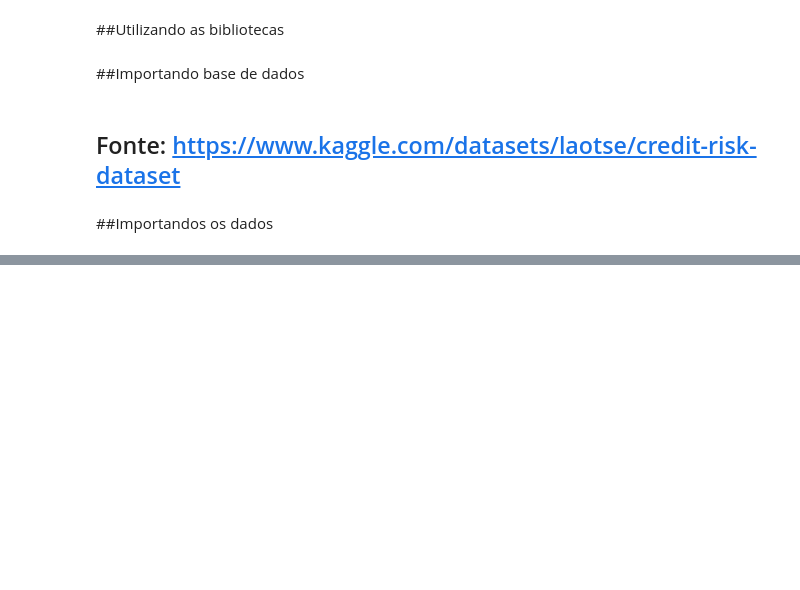
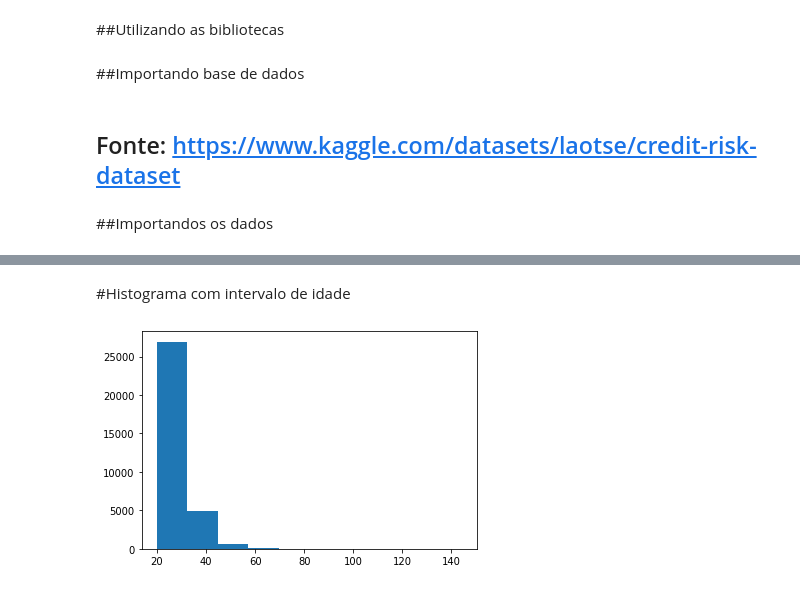
Before and after one commit to paulo-santos-ds/Machine-Learning, a Jupyter notebook: Risk_credit.ipynb, the cells around one changed output, grey strips where cells are left out. Drawn from its saved outputs; the diff is of its cells as text; code cells hidden in the pictures; blank space fills up the shorter version.

```diff
--- a/Risk_credit.ipynb
+++ b/Risk_credit.ipynb
@@ -36,0 +97,7 @@ base_credit.head()
+# %% [markdown]
+#Histograma com intervalo de idade
+# %%
+plt.hist(x = base_credit['person_age']);
+plt.show()
+# %% [output]
+[figure, added]
```
Also changed, not shown: parts of 20 cells of this notebook.
